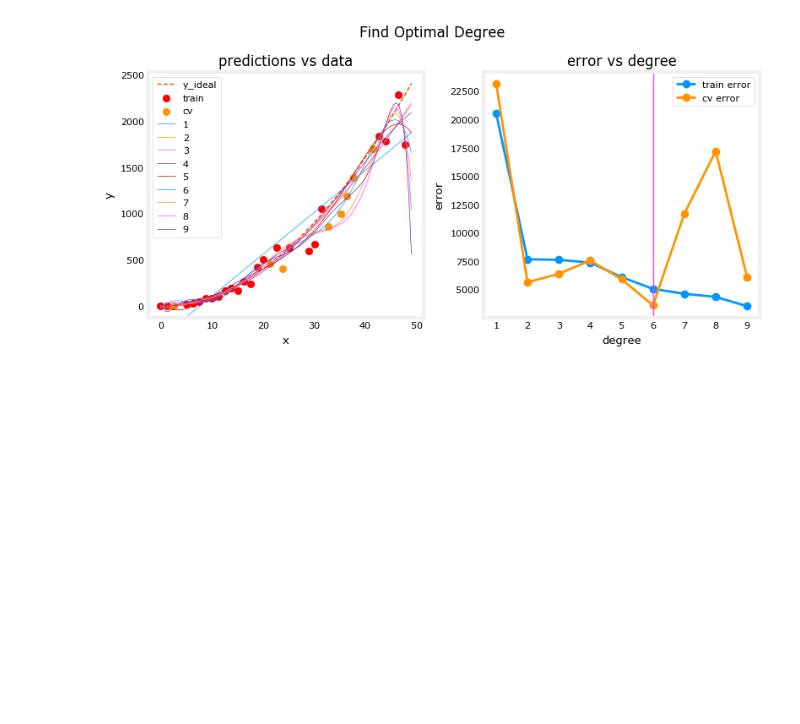
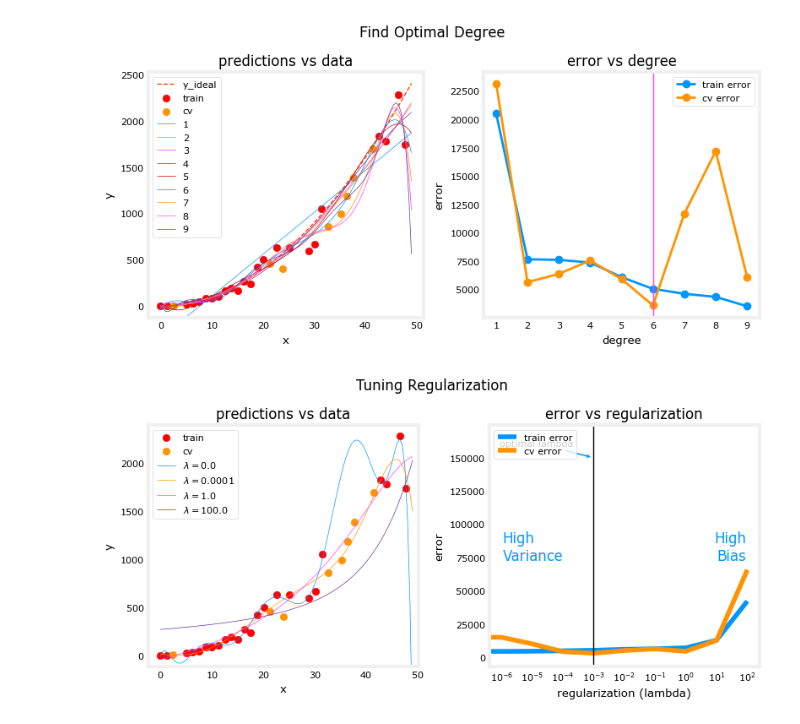
Before and after one commit to Hao-yiwen/2022-Machine-Learning-Specializatio, a Jupyter notebook: practise/Advanced Learning Algorithms/week3/practise_1_advice_apply_machine_learing.ipynb, the cells around one changed output. Saved outputs shown, nothing was run; the diff lists cells and outputs as text; code cells hidden in the pictures; blank space fills up the shorter version.

```diff
--- a/practise/Advanced Learning Algorithms/week3/practise_1_advice_apply_machine_learing.ipynb
+++ b/practise/Advanced Learning Algorithms/week3/practise_1_advice_apply_machine_learing.ipynb
@@ -140,3 +140,26 @@ plt_optimal_degree(X_train, y_train,X_cv,y_cv,x,y_pred,x_ideal, y_ideal,
                    err_train, err_cv, optimal_degree, max_degree)
 # %% [output]
 [figure]
+# %%
+lambda_range = np.array([0.0, 1e-6, 1e-5, 1e-4,1e-3,1e-2, 1e-1,1,10,100])
+lambda_len = len(lambda_range)
+err_tarin = np.zeros(lambda_len)
+err_cv=np.zeros(lambda_len)
+degree =10
+x=np.linspace(0, max(X), 100)
+y_pred=np.zeros((100, lambda_len))
+
+for i in range(lambda_len):
+    line_model = lin_model(degree=degree, regularization=True, lambda_=lambda_range[i])
+    line_model.fit(X_train, y_train)
+    y_hat = line_model.predict(X_train)
+    err_tarin[i] = line_model.mse(y_train, y_hat)
+    yhat_cv=line_model.predict(X_cv)
+    err_cv[i]=line_model.mse(y_cv, yhat_cv)
+    y_pred[:,i] = line_model.predict(x)
+
+optimal_reg_idx = np.argmin(err_cv)
+plt.close("all")
+plt_tune_regularization(X_train, y_train, X_cv, y_cv, x, y_pred, err_tarin, err_cv, optimal_reg_idx, lambda_range)
+# %% [output]
+[figure, added]
```
Also changed, not shown: parts of 9 cells of this notebook, 1 other file.
